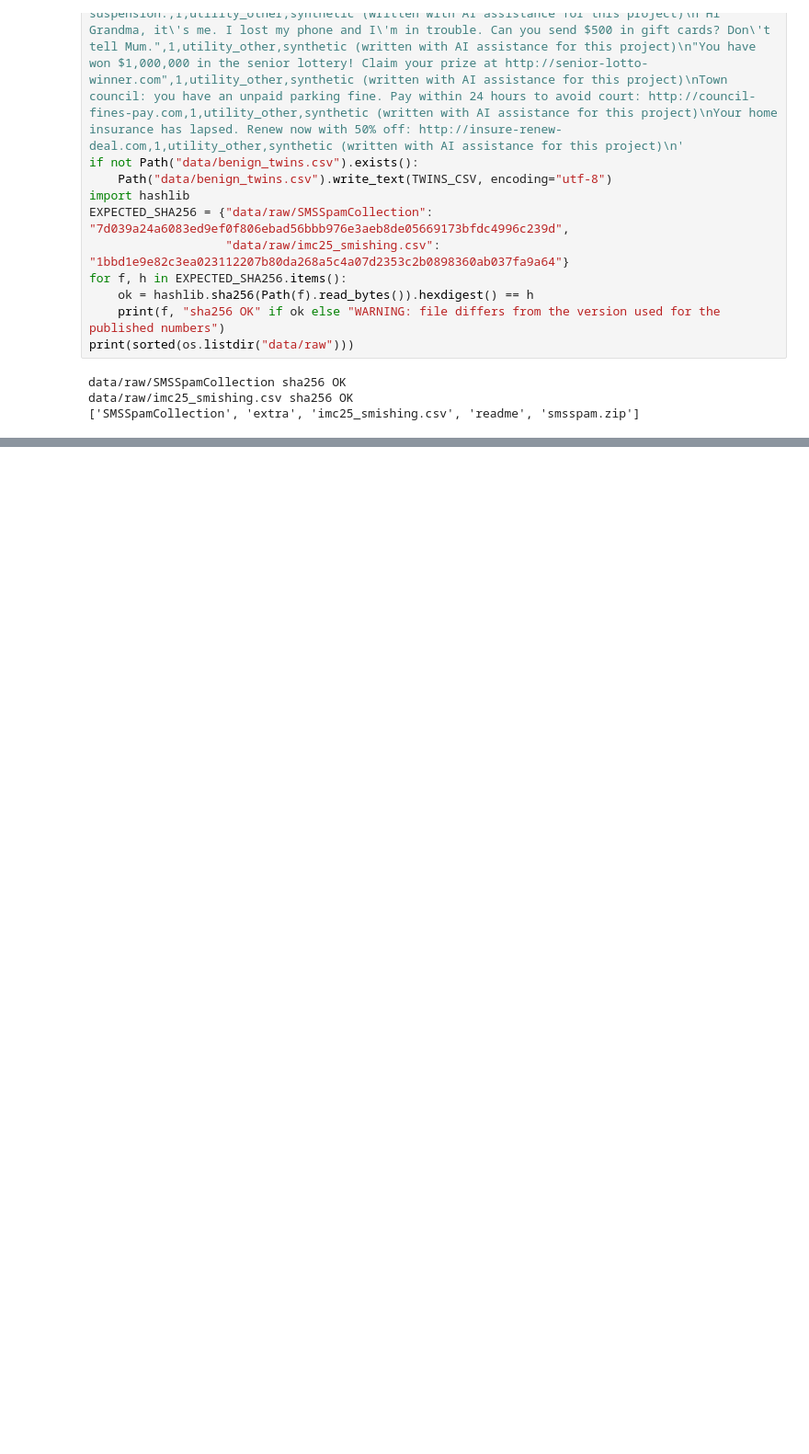
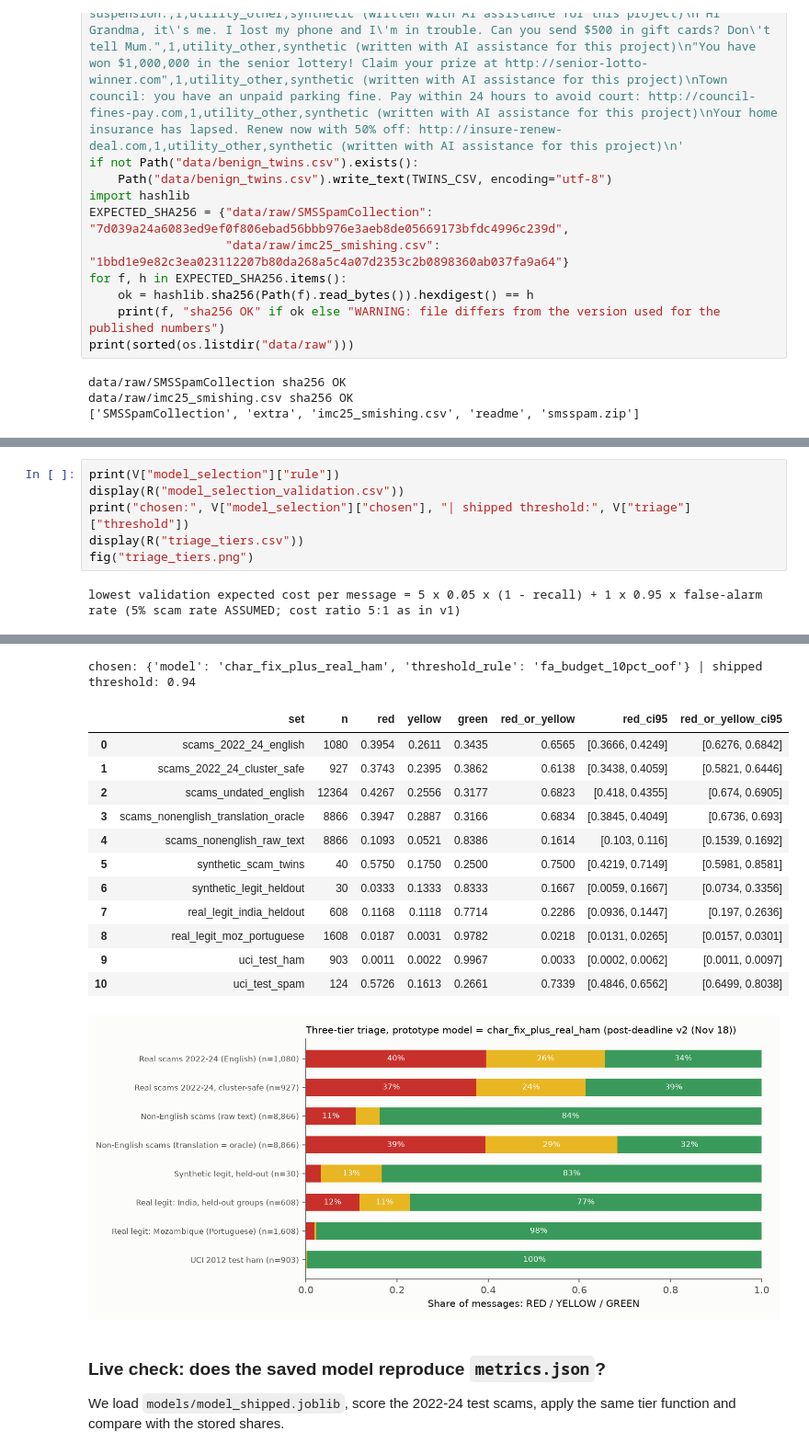
Before and after one commit to KnigguKniggu-droid/scam-drift, a Jupyter notebook: scam_drift.ipynb, the cells around one changed output, grey strips where cells are left out. Shown at 92% size. Drawn from its saved outputs; the diff is of its cells as text; blank space fills up the shorter version.

```diff
--- a/scam_drift.ipynb
+++ b/scam_drift.ipynb
@@ -1183,0 +394,8 @@ saved; runtime_seconds = 23.9
+# %%
+print(V["model_selection"]["rule"])
+display(R("model_selection_validation.csv"))
+print("chosen:", V["model_selection"]["chosen"], "| shipped threshold:", V["triage"]["threshold"])
+display(R("triage_tiers.csv"))
+fig("triage_tiers.png")
+# %% [output]
+lowest validation expected cost per message = 5 x 0.05 x (1 - recall) + 1 x 0.95 x false-alarm rate (5% scam rate ASSUMED; cost ratio 5:1 as in v1)
@@ -1183,0 +419,17 @@ saved; runtime_seconds = 23.9
+chosen: {'model': 'char_fix_plus_real_ham', 'threshold_rule': 'fa_budget_10pct_oof'} | shipped threshold: 0.94
+|  | set | n | red | yellow | green | red_or_yellow | red_ci95 | red_or_yellow_ci95 |
+| 0 | scams_2022_24_english | 1080 | 0.3954 | 0.2611 | 0.3435 | 0.6565 | [0.3666, 0.4249] | [0.6276, 0.6842] |
+| 1 | scams_2022_24_cluster_safe | 927 | 0.3743 | 0.2395 | 0.3862 | 0.6138 | [0.3438, 0.4059] | [0.5821, 0.6446] |
+| 2 | scams_undated_english | 12364 | 0.4267 | 0.2556 | 0.3177 | 0.6823 | [0.418, 0.4355] | [0.674, 0.6905] |
+| 3 | scams_nonenglish_translation_oracle | 8866 | 0.3947 | 0.2887 | 0.3166 | 0.6834 | [0.3845, 0.4049] | [0.6736, 0.693] |
+| 4 | scams_nonenglish_raw_text | 8866 | 0.1093 | 0.0521 | 0.8386 | 0.1614 | [0.103, 0.116] | [0.1539, 0.1692] |
+| 5 | synthetic_scam_twins | 40 | 0.5750 | 0.1750 | 0.2500 | 0.7500 | [0.4219, 0.7149] | [0.5981, 0.8581] |
+| 6 | synthetic_legit_heldout | 30 | 0.0333 | 0.1333 | 0.8333 | 0.1667 | [0.0059, 0.1667] | [0.0734, 0.3356] |
+| 7 | real_legit_india_heldout | 608 | 0.1168 | 0.1118 | 0.7714 | 0.2286 | [0.0936, 0.1447] | [0.197, 0.2636] |
+| 8 | real_legit_moz_portuguese | 1608 | 0.0187 | 0.0031 | 0.9782 | 0.0218 | [0.0131, 0.0265] | [0.0157, 0.0301] |
+| 9 | uci_test_ham | 903 | 0.0011 | 0.0022 | 0.9967 | 0.0033 | [0.0002, 0.0062] | [0.0011, 0.0097] |
+| 10 | uci_test_spam | 124 | 0.5726 | 0.1613 | 0.2661 | 0.7339 | [0.4846, 0.6562] | [0.6499, 0.8038] |
+[figure, added]
+# %% [markdown]
+### Live check: does the saved model reproduce `metrics.json`?
+We load `models/model_shipped.joblib`, score the 2022-24 test scams, apply the same tier function and compare with the stored shares.
```
Also changed, not shown: parts of 75 cells of this notebook, 28 other files.
